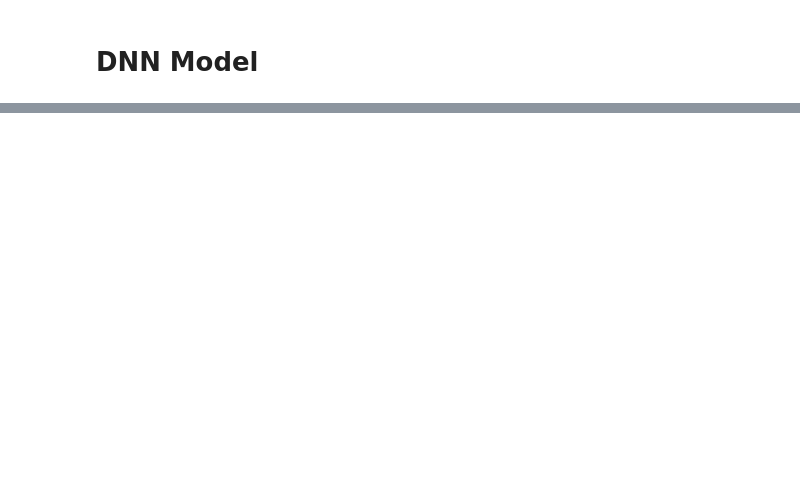
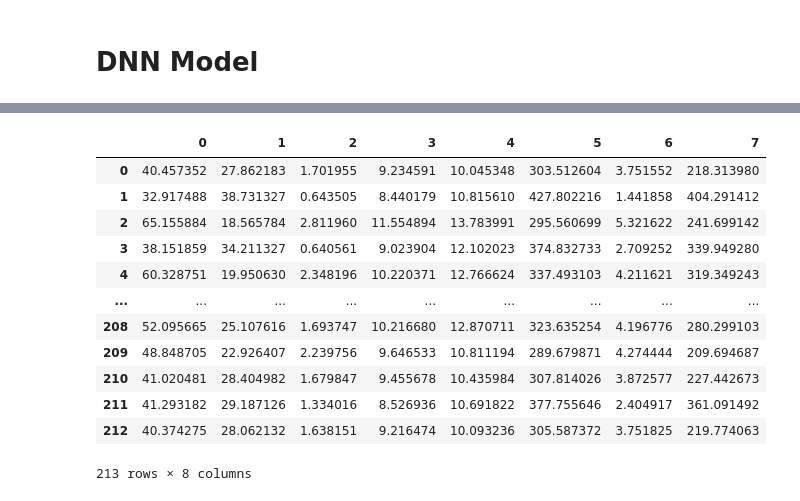
Before and after one commit to jongyunwoo/knocking-classification-and-multi-regression, a Jupyter notebook: kncking multiregression.ipynb, the cells around one changed output, grey strips where cells are left out. Drawn from its saved outputs; the diff is of its cells as text; code cells hidden in the pictures; blank space fills up the shorter version.

```diff
--- a/kncking multiregression.ipynb
+++ b/kncking multiregression.ipynb
@@ -52,7 +119,7 @@ X_data
 # %%
-train_input, test_input = train_test_split(X_data, test_size=0.2, shuffle = True, random_state=42)
-train_input, val_input = train_test_split(train_input, test_size = 0.1, shuffle=True, random_state=42)
-print(train_input.shape)
-print(val_input.shape)
-print(test_input.shape)
+train_input, test_input, train_output, test_output = train_test_split(input_data, output_data, test_size=0.2, shuffle = True, random_state=42)
+train_input, val_input, train_output, val_output = train_test_split(train_input, train_output, test_size = 0.1, shuffle=True, random_state=42)
+print(train_input.shape, train_output.shape)
+print(val_input.shape, val_output.shape)
+print(test_input.shape, test_output.shape)
 # %% [output]
@@ -104,0 +220,2 @@ ValueError: in user code:
+# %%
+predicted = model.predict(test_scale)
@@ -104,0 +224,17 @@ ValueError: in user code:
+# %%
+predicted_df = pd.DataFrame(predicted)
+predicted_df
+# %% [output]
+|  | 0 | 1 | 2 | 3 | 4 | 5 | 6 | 7 |
+| 0 | 40.457352 | 27.862183 | 1.701955 | 9.234591 | 10.045348 | 303.512604 | 3.751552 | 218.313980 |
+| 1 | 32.917488 | 38.731327 | 0.643505 | 8.440179 | 10.815610 | 427.802216 | 1.441858 | 404.291412 |
+| 2 | 65.155884 | 18.565784 | 2.811960 | 11.554894 | 13.783991 | 295.560699 | 5.321622 | 241.699142 |
+| 3 | 38.151859 | 34.211327 | 0.640561 | 9.023904 | 12.102023 | 374.832733 | 2.709252 | 339.949280 |
+| 4 | 60.328751 | 19.950630 | 2.348196 | 10.220371 | 12.766624 | 337.493103 | 4.211621 | 319.349243 |
+| ... | ... | ... | ... | ... | ... | ... | ... | ... |
+| 208 | 52.095665 | 25.107616 | 1.693747 | 10.216680 | 12.870711 | 323.635254 | 4.196776 | 280.299103 |
+| 209 | 48.848705 | 22.926407 | 2.239756 | 9.646533 | 10.811194 | 289.679871 | 4.274444 | 209.694687 |
+| 210 | 41.020481 | 28.404982 | 1.679847 | 9.455678 | 10.435984 | 307.814026 | 3.872577 | 227.442673 |
+| 211 | 41.293182 | 29.187126 | 1.334016 | 8.526936 | 10.691822 | 377.755646 | 2.404917 | 361.091492 |
+| 212 | 40.374275 | 28.062132 | 1.638151 | 9.216474 | 10.093236 | 305.587372 | 3.751825 | 219.774063 |
+213 rows × 8 columns
```
Also changed, not shown: parts of 12 cells of this notebook, 1 other file.
